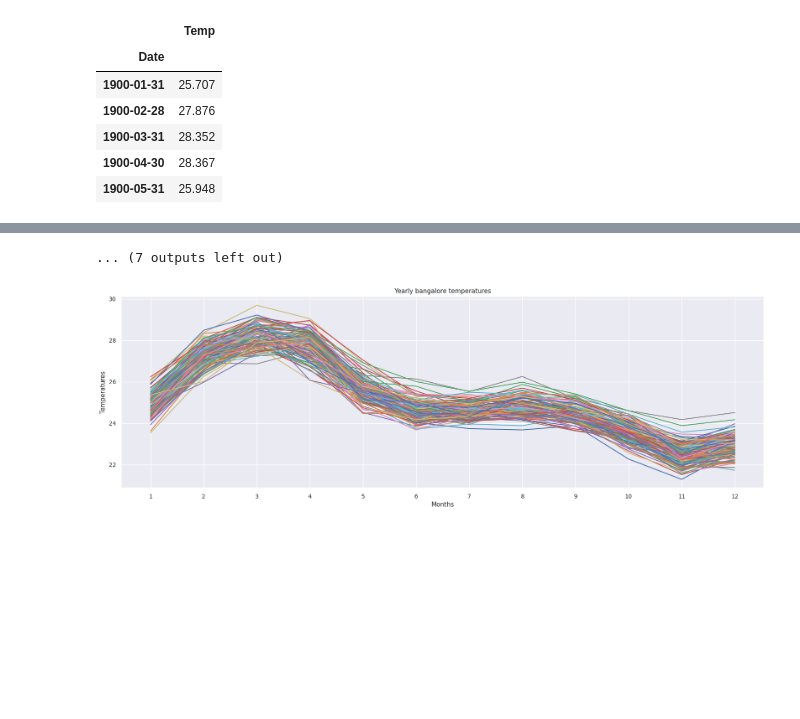
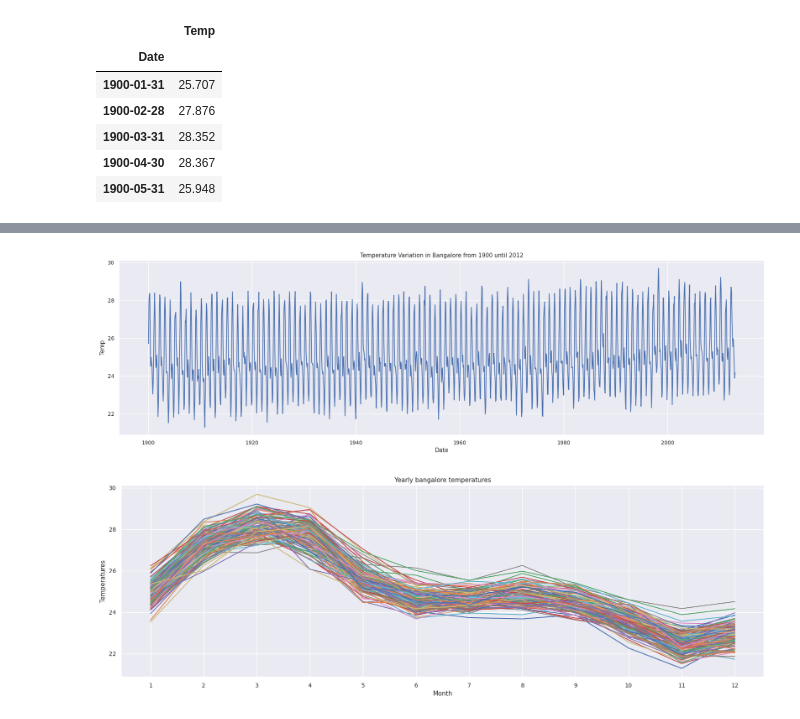
Before and after one commit to AdithyaSam-Ganj/Global-Temperature-Analytics, a Jupyter notebook: Climate_Data.ipynb, the cells around one changed output, grey strips where cells are left out. Saved outputs shown, nothing was run; the diff lists cells and outputs as text; code cells hidden in the pictures; blank space fills up the shorter version.

```diff
--- a/Climate_Data.ipynb
+++ b/Climate_Data.ipynb
@@ -240,6 +244,6 @@ bangalore.head()
 # %%
 plt.figure(figsize=(22,6))
 sns.lineplot(x=bangalore.index, y=bangalore['Temp'])
-plt.title('Temperature Variation in bangalore de Janeiro from 1900 until 2012')
+plt.title('Temperature Variation in Bangalore from 1900 until 2012')
 plt.show()
 # %% [output]
@@ -258,4 +250,4 @@ plt.show()
-... (7 outputs left out)
+[figure, added]
 # %%
 # i'm going to create a pivot table to plot the monthly temperatures through the years
 bangalore['month'] = bangalore.index.month
```
Also changed, not shown: parts of 14 cells of this notebook.
